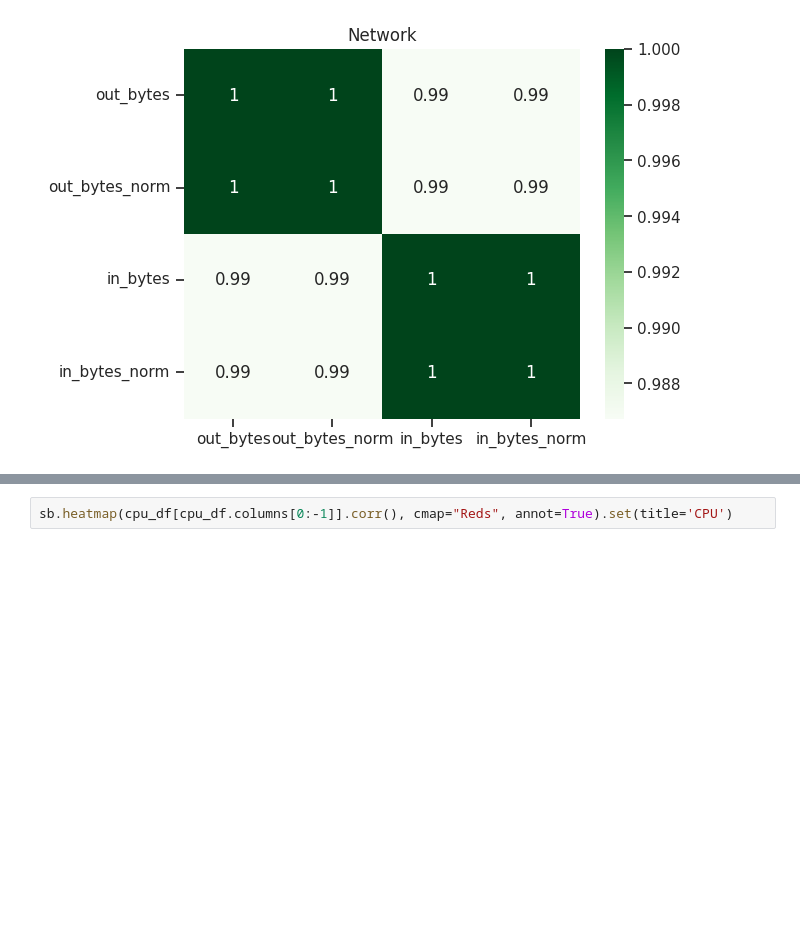
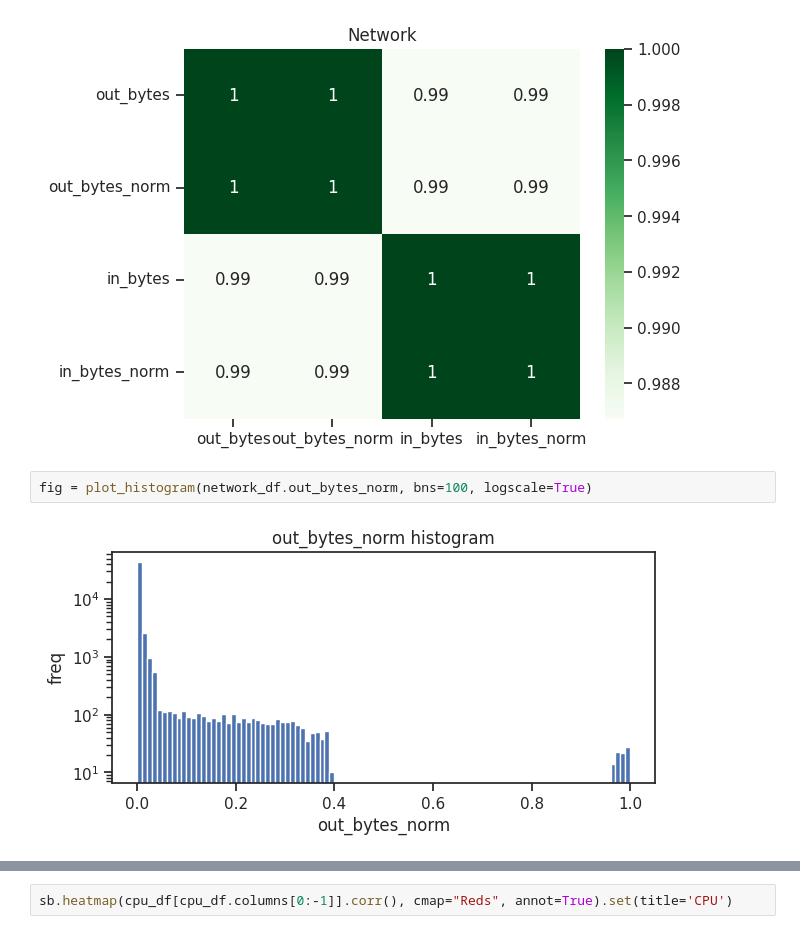
Before and after one commit to ModifiedBear/DSC-Datathon, a Jupyter notebook: combine_features.ipynb, the cells around one changed output, grey strips where cells are left out. Drawn from its saved outputs; the diff is of its cells as text; blank space fills up the shorter version.

```diff
--- a/combine_features.ipynb
+++ b/combine_features.ipynb
@@ -21,3 +28,7 @@ sb.heatmap(network_df[network_df.columns[0:-1]].corr(), cmap="Greens", annot=Tru
 # %% [output]
 [Text(0.5, 1.0, 'Network')]
 [figure]
+# %%
+fig = plot_histogram(network_df.out_bytes_norm, bns=100, logscale=True)
+# %% [output]
+[figure, added]
```
Also changed, not shown: parts of 19 cells of this notebook.
